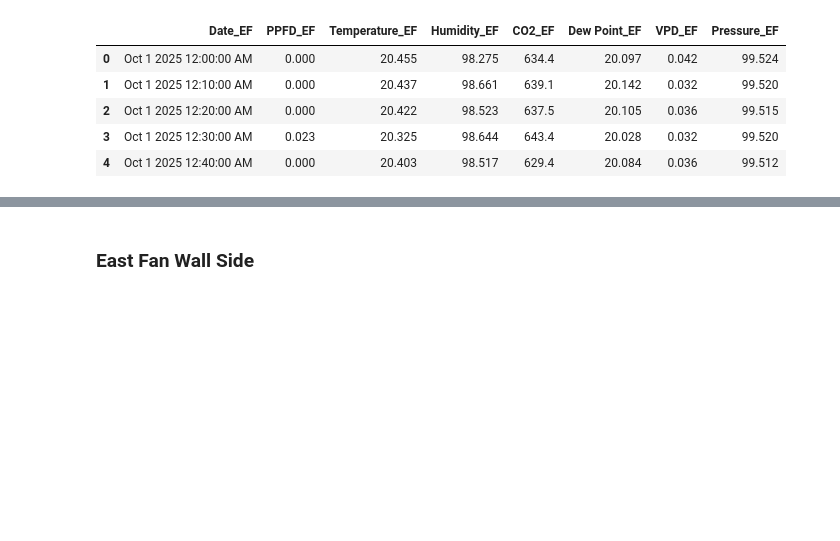
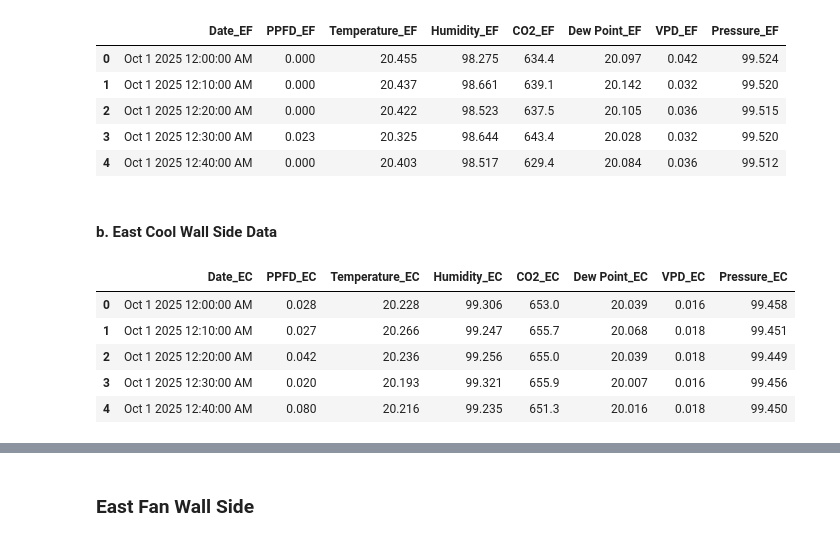
Before and after one commit to nnineeight/py4eda-project, a Jupyter notebook: notebooks/greenhouse_eda.ipynb, the cells around one changed output, grey strips where cells are left out. Cells and saved outputs as stored; diff of their text form; code cells hidden in the pictures; blank space fills up the shorter version.

Commit message:
Added headers and loaded data

```diff
--- a/notebooks/greenhouse_eda.ipynb
+++ b/notebooks/greenhouse_eda.ipynb
@@ -17,3 +23,16 @@ df_east.head()
 | 2 | Oct 1 2025 12:20:00 AM | 0.000 | 20.422 | 98.523 | 637.5 | 20.105 | 0.036 | 99.515 |
 | 3 | Oct 1 2025 12:30:00 AM | 0.023 | 20.325 | 98.644 | 643.4 | 20.028 | 0.032 | 99.520 |
 | 4 | Oct 1 2025 12:40:00 AM | 0.000 | 20.403 | 98.517 | 629.4 | 20.084 | 0.036 | 99.512 |
+# %% [markdown]
+#### b. East Cool Wall Side Data
+# %%
+# EC indicates East cool wall side
+East_GH_CW = pd.read_excel("../data/Oct-25_East.xlsx", sheet_name = "EC")
+East_GH_CW.head()
+# %% [output]
+|  | Date_EC | PPFD_EC | Temperature_EC | Humidity_EC | CO2_EC | Dew Point_EC | VPD_EC | Pressure_EC |
+| 0 | Oct 1 2025 12:00:00 AM | 0.028 | 20.228 | 99.306 | 653.0 | 20.039 | 0.016 | 99.458 |
+| 1 | Oct 1 2025 12:10:00 AM | 0.027 | 20.266 | 99.247 | 655.7 | 20.068 | 0.018 | 99.451 |
+| 2 | Oct 1 2025 12:20:00 AM | 0.042 | 20.236 | 99.256 | 655.0 | 20.039 | 0.018 | 99.449 |
+| 3 | Oct 1 2025 12:30:00 AM | 0.020 | 20.193 | 99.321 | 655.9 | 20.007 | 0.016 | 99.456 |
+| 4 | Oct 1 2025 12:40:00 AM | 0.080 | 20.216 | 99.235 | 651.3 | 20.016 | 0.018 | 99.450 |
```
Also changed, not shown: parts of 12 cells of this notebook.
